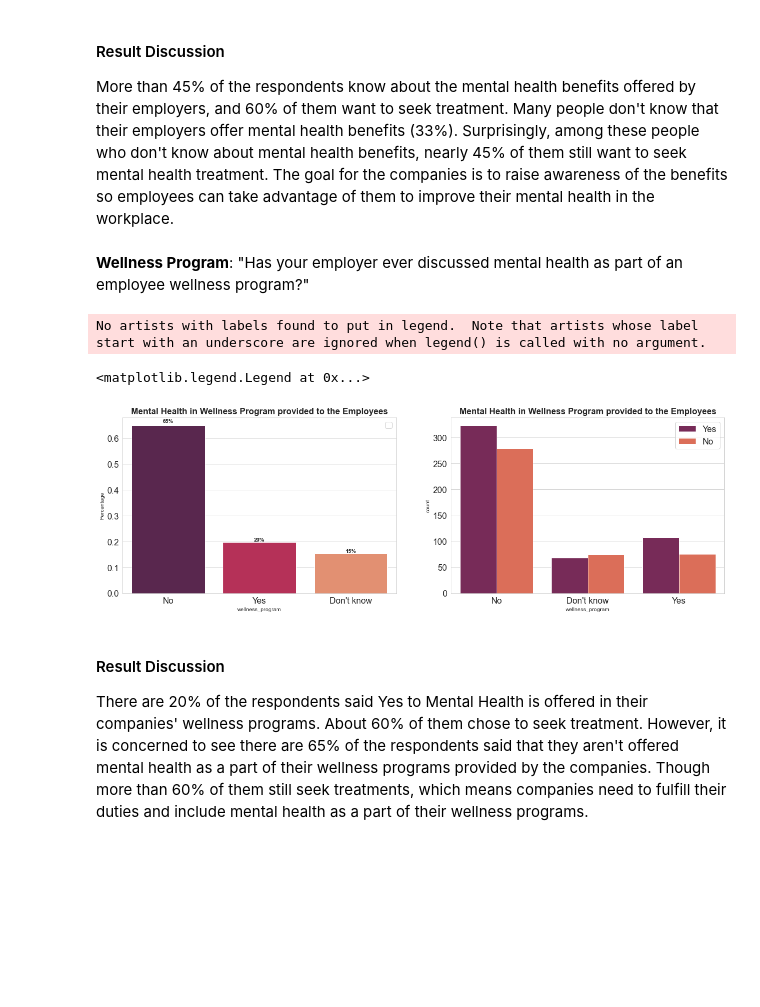
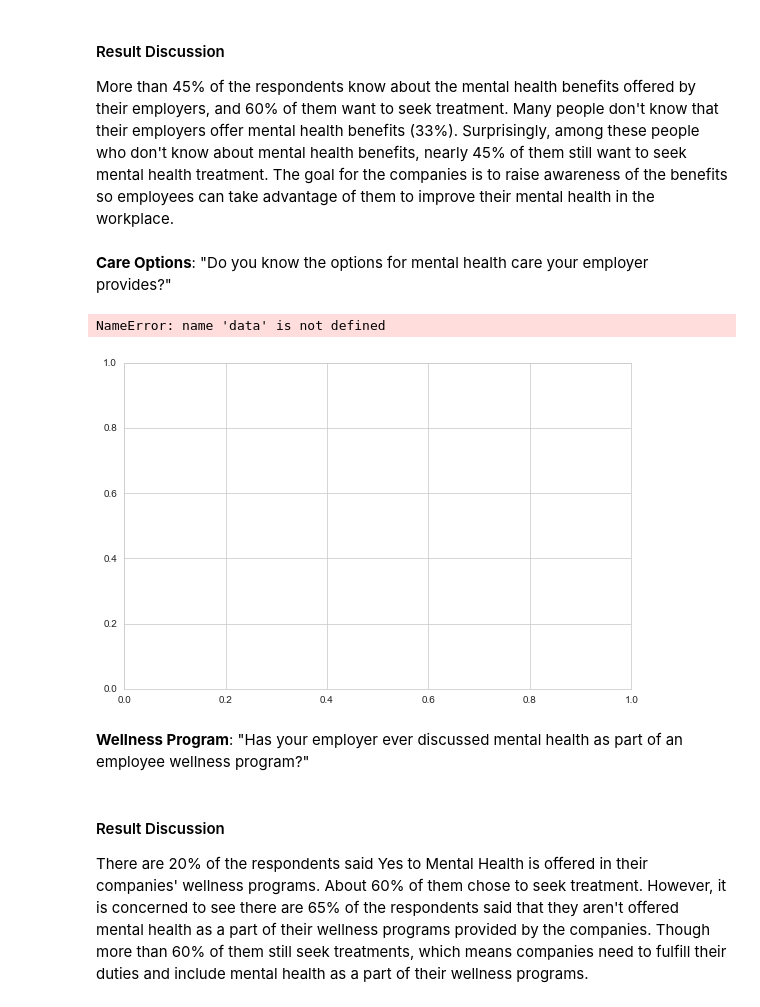
Before and after one commit to mexudi/Analysis-Mental-Health-in-Tech-Workplace, a Jupyter notebook: Data Analysis Project.ipynb, the cells around one changed output. Drawn from its saved outputs; the diff is of its cells as text; code cells hidden in the pictures; blank space fills up the shorter version.

```diff
--- a/Data Analysis Project.ipynb
+++ b/Data Analysis Project.ipynb
@@ -771,6 +770,33 @@ No artists with labels found to put in legend.  Note that artists whose label st
 # %% [markdown]
 #### Result Discussion
 More than 45% of the respondents know about the mental health benefits offered by their employers, and 60% of them want to seek treatment. Many people don't know that their employers offer mental health benefits (33%). Surprisingly, among these people who don't know about mental health benefits, nearly 45% of them still want to seek mental health treatment. The goal for the companies is to raise awareness of the benefits so employees can take advantage of them to improve their mental health in the workplace.
+# %% [markdown]
+__Care Options__: "Do you know the options for mental health care your employer provides?"
+# %%
+plt.figure(figsize=(20,6))
+plt.subplot(1,2,1)
+eda_percentage = df['care_options'].value_counts(normalize = True).rename_axis('care_options').reset_index(name = 'Percentage')
+ax = sns.barplot(x = 'care_options', y = 'Percentage', data = eda_percentage, palette='rocket')
+for p in ax.patches:
+    width = p.get_width()
+    height = p.get_height()
+    x, y = p.get_xy()
+    ax.annotate(f'{height:.0%}', (x + width/2, y + height*1.02), ha='center', fontweight='bold')
+
+plt.title('Mental Healthcare acknowledgement', fontsize=18, fontweight='bold')
+plt.xticks(fontsize=16)
+plt.yticks(fontsize=16)
+plt.legend(fontsize=16)
+
+plt.subplot(1,2,2)
+sns.countplot(df['care_options'], hue = df['treatment'], palette='rocket')
+plt.title('Mental Heathcare acknowledgement', fontsize=18, fontweight='bold')
+plt.xticks(fontsize=16)
+plt.yticks(fontsize=16)
+plt.legend(fontsize=16)
+# %% [output]
+NameError: name 'data' is not defined
+[figure, added]
 # %% [markdown]
 __Wellness Program__:  "Has your employer ever discussed mental health as part of an employee wellness program?"
 # %%
@@ -795,10 +821,6 @@ plt.title('Mental Health in Wellness Program provided to the Employees', fontsiz
 plt.xticks(fontsize=16)
 plt.yticks(fontsize=16)
 plt.legend(fontsize=16)
-# %% [output]
-No artists with labels found to put in legend.  Note that artists whose label start with an underscore are ignored when legend() is called with no argument.
-<matplotlib.legend.Legend at 0x...>
-[figure, removed]
 # %% [markdown]
 #### Result Discussion
 There are 20% of the respondents said Yes to Mental Health is offered in their companies' wellness programs. About 60% of them chose to seek treatment. However, it is concerned to see there are 65% of the respondents said that they aren't offered mental health as a part of their wellness programs provided by the companies. Though more than 60% of them still seek treatments, which means companies need to fulfill their duties and include mental health as a part of their wellness programs.
```
Also changed, not shown: parts of 11 cells of this notebook.
